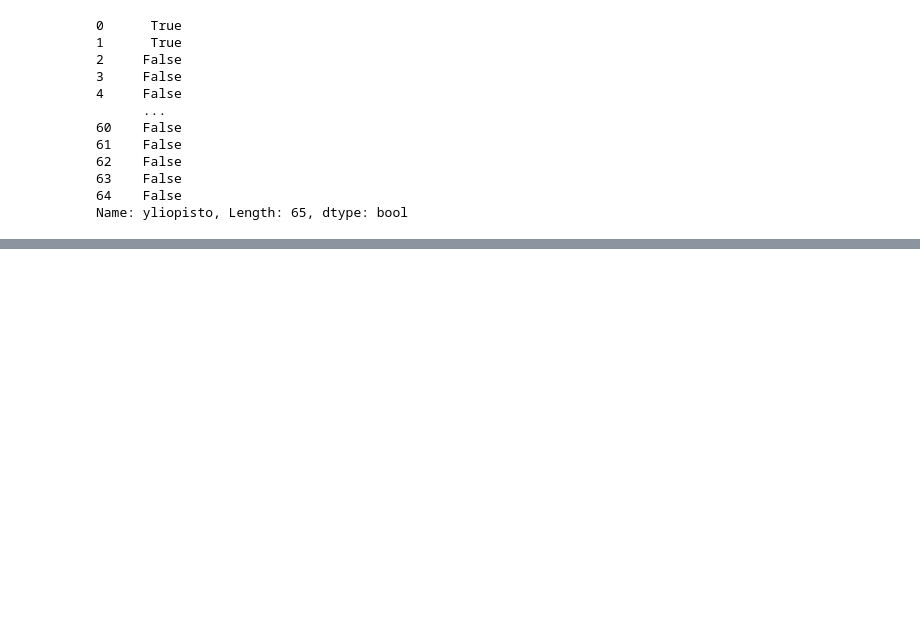
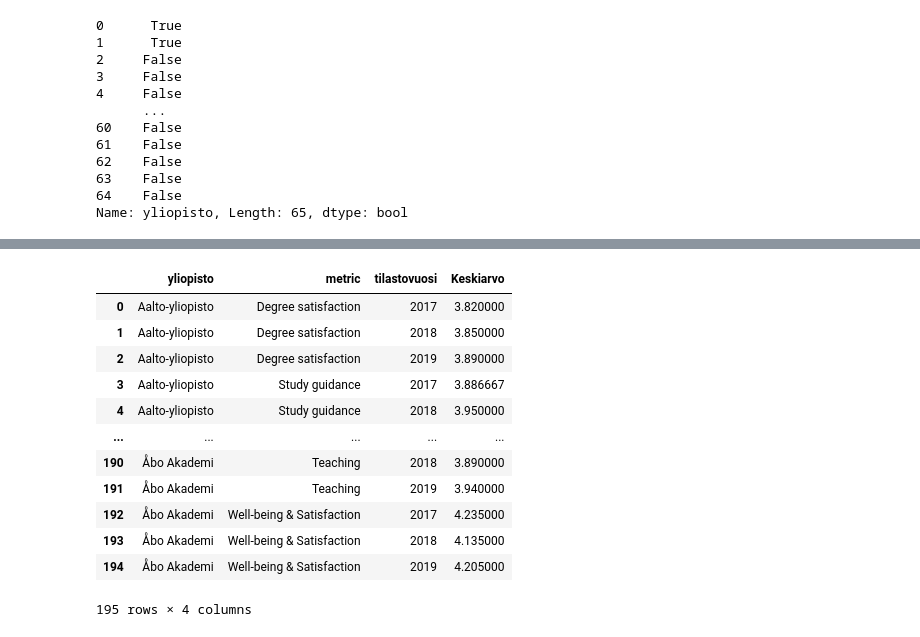
Before and after one commit to nopomi/fin-uni-data-visualization, a Jupyter notebook: data_loading_04_2020.ipynb, the cells around one changed output, grey strips where cells are left out. Saved outputs shown, nothing was run; the diff lists cells and outputs as text; code cells hidden in the pictures; blank space fills up the shorter version.

```diff
--- a/data_loading_04_2020.ipynb
+++ b/data_loading_04_2020.ipynb
@@ -178,0 +273,35 @@ publications.head()
+# %%
+student_feedback = pd.read_csv('data/opiskelijapalaute_data.csv')
+student_feedback = student_feedback[['väittämä', 'yliopisto', 'tilastovuosi', 'Keskiarvo (rahoitusmalli)']]
+student_feedback = student_feedback.rename(columns={'Keskiarvo (rahoitusmalli)':'Keskiarvo', 'väittämä':'metric'})
+student_feedback['metric'] = student_feedback['metric'].map({
+    'Voin hyvin yliopistossani.':'Well-being & Satisfaction',
+    'Olen tyytyväinen omaan opiskeluuni.':'Well-being & Satisfaction',
+    'Minun on ollut helppoa löytää opintoihini liittyvää tietoa ja tukea.':'Study guidance',
+    'Ongelmatilanteissa olen tarvittaessa löytänyt henkilön, jolta olen voinut pyytää neuvoa.':'Study guidance',
+    'Tarjolla on ollut riittävästi ohjausta opintojen suunnitteluun.':'Study guidance',
+    'Olen ollut  tyytyväinen käytettyihin opetusmenetelmiin.':'Teaching',
+    'Opetus on ollut  mielestäni pääosin laadukasta.':'Teaching',
+    'Olen ollut tyytyväinen vuorovaikutukseeni opetushenkilökunnan kanssa.':'Teacher interaction',
+    'Opettajilta saamani palaute on auttanut minua opinnoissani.':'Teacher interaction',
+    'Olen ollut tyytyväinen opinto-ohjelmani tarjoamiin vaikutus- ja osallistumismahdollisuuksiin (esim. opetussuunnitteluun osallistuminen ja palautteen antamisen mahdollisuudet).':'Teacher interaction',
+    'Koulutukseni on vastannut  sille asetettuja tavoitteita.':'Degree satisfaction',
+    'Koulutuksen myötä kehittynyt osaamiseni vastaa odotuksiani.':'Degree satisfaction',
+    'Tarjolla on ollut riittävästi ohjausta kandidaatin tutkielman laatimiseen/opinnäytteen tekemiseen.':'Thesis guidance'
+})
+# %%
+student_feedback.groupby(['yliopisto','metric','tilastovuosi'], as_index=False).mean()
+# %% [output]
+|  | yliopisto | metric | tilastovuosi | Keskiarvo |
+| 0 | Aalto-yliopisto | Degree satisfaction | 2017 | 3.820000 |
+| 1 | Aalto-yliopisto | Degree satisfaction | 2018 | 3.850000 |
+| 2 | Aalto-yliopisto | Degree satisfaction | 2019 | 3.890000 |
+| 3 | Aalto-yliopisto | Study guidance | 2017 | 3.886667 |
+| 4 | Aalto-yliopisto | Study guidance | 2018 | 3.950000 |
+| ... | ... | ... | ... | ... |
+| 190 | Åbo Akademi | Teaching | 2018 | 3.890000 |
+| 191 | Åbo Akademi | Teaching | 2019 | 3.940000 |
+| 192 | Åbo Akademi | Well-being & Satisfaction | 2017 | 4.235000 |
+| 193 | Åbo Akademi | Well-being & Satisfaction | 2018 | 4.135000 |
+| 194 | Åbo Akademi | Well-being & Satisfaction | 2019 | 4.205000 |
+195 rows × 4 columns
```
Also changed, not shown: parts of 24 cells of this notebook, 4 other files.
